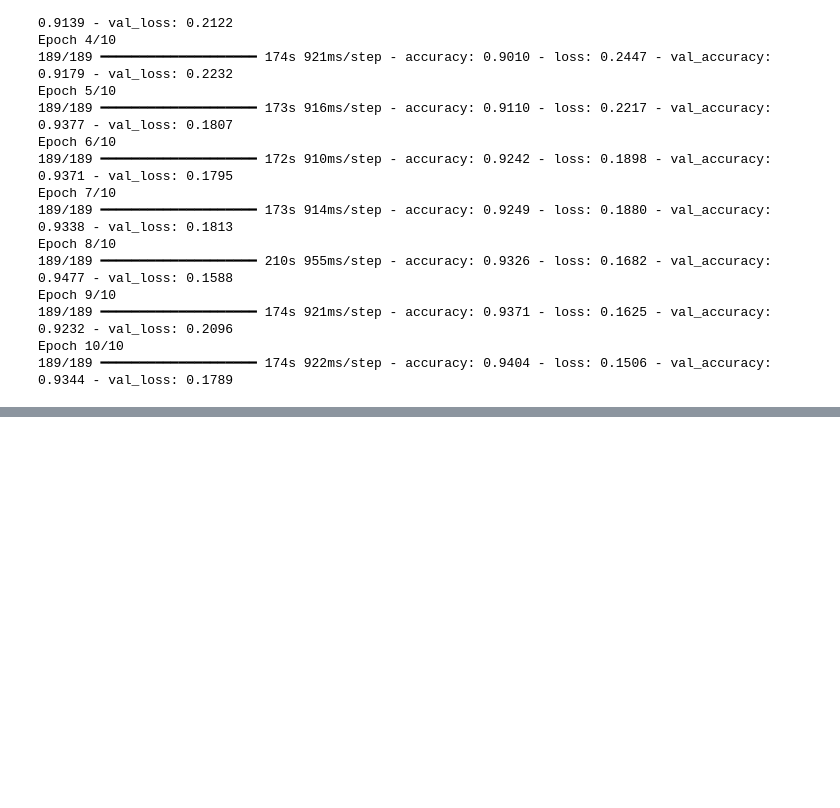
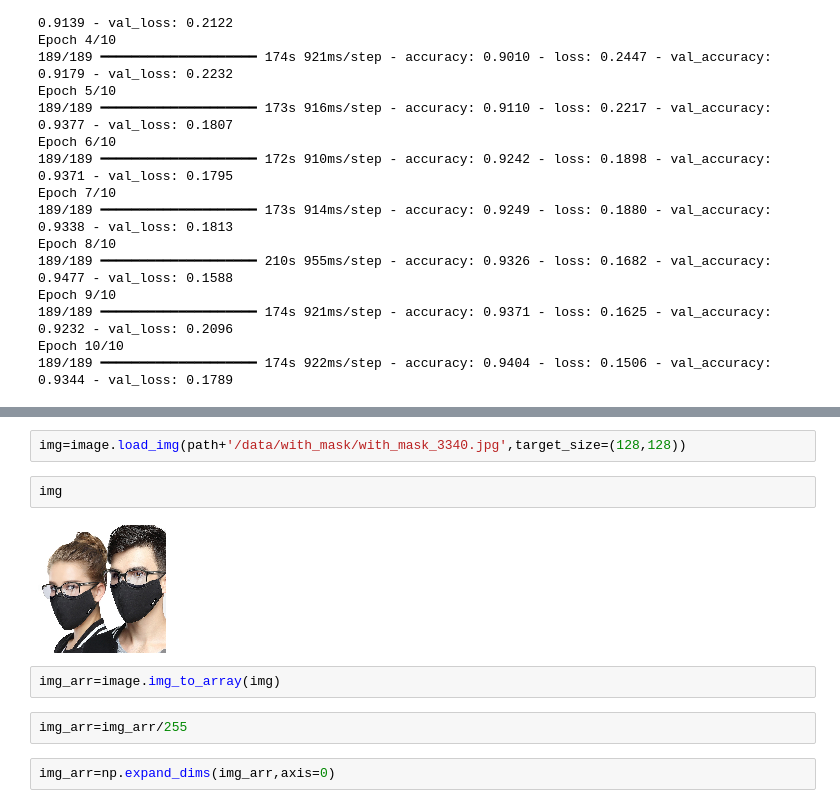
Before and after one commit to ajaykrixna/Face-mask-detection, a Jupyter notebook: Face_Mask_Detection.ipynb, the cells around one changed output, grey strips where cells are left out. Drawn from its saved outputs; the diff is of its cells as text; blank space fills up the shorter version.

```diff
--- a/Face_Mask_Detection.ipynb
+++ b/Face_Mask_Detection.ipynb
@@ -124,0 +144,12 @@ Epoch 10/10
+# %%
+img=image.load_img(path+'/data/with_mask/with_mask_3340.jpg',target_size=(128,128))
+# %%
+img
+# %% [output]
+[figure, added]
+# %%
+img_arr=image.img_to_array(img)
+# %%
+img_arr=img_arr/255
+# %%
+img_arr=np.expand_dims(img_arr,axis=0)
```
Also changed, not shown: parts of 13 cells of this notebook.
